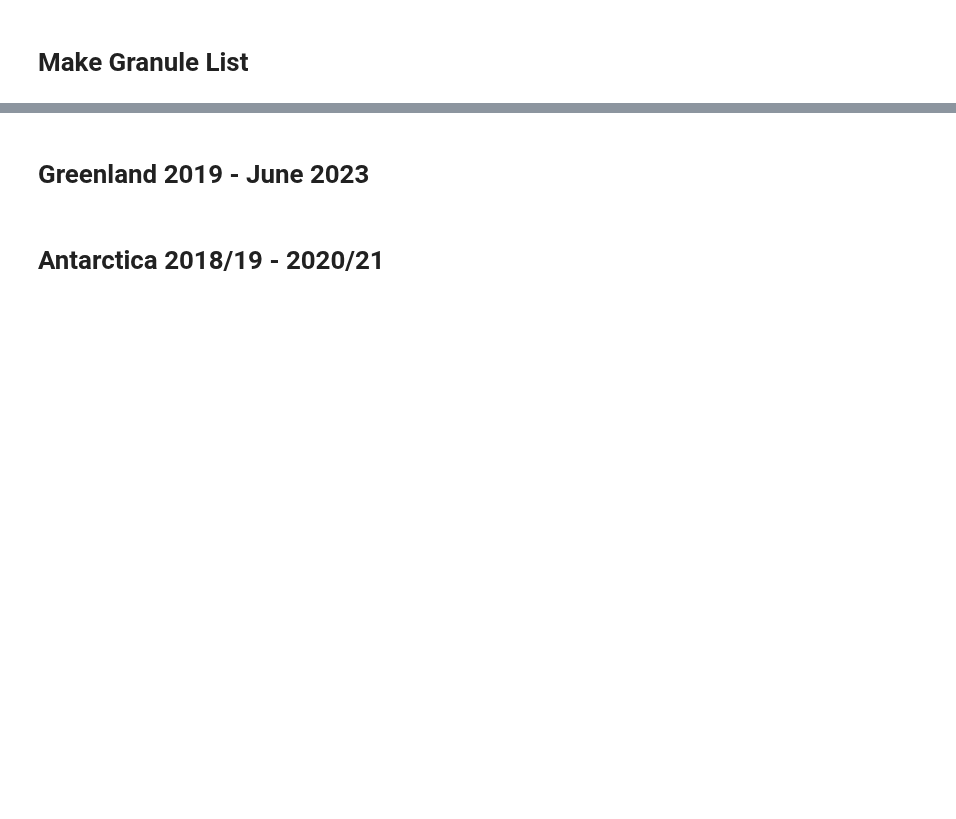
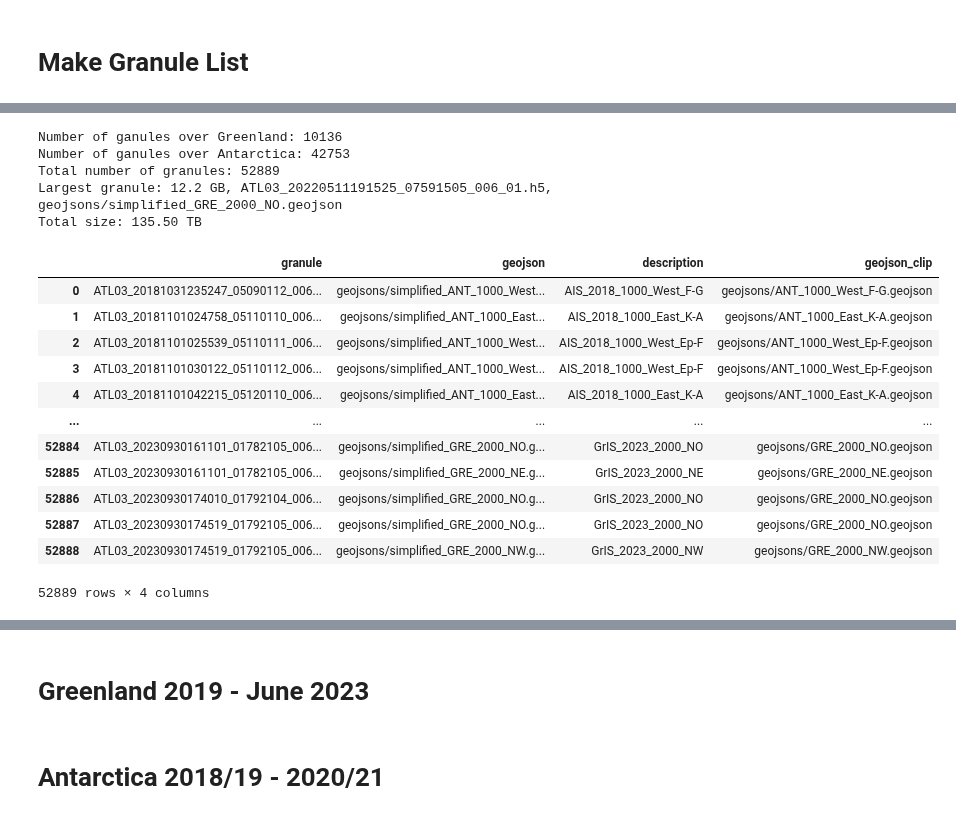
Before and after one commit to fliphilipp/GlacierLakeDetectionICESat2, a Jupyter notebook: make_granule_list.ipynb, the cells around one changed output, grey strips where cells are left out. Cells and saved outputs as stored; diff of their text form; code cells hidden in the pictures; blank space fills up the shorter version.

```diff
--- a/make_granule_list.ipynb
+++ b/make_granule_list.ipynb
@@ -42,0 +252,33 @@ Found 1 ATL03 version 006 granules over test_ross.geojson between 2022-01-04 and
+# %%
+filename_all = 'granule_lists/alldata_2018-2023.csv'
+df_everything = pd.concat((df_new, df_already_run)).drop_duplicates(ignore_index=True, subset=['granule_region_id']).sort_values(by='granule').reset_index(drop=True)
+print('Number of ganules over Greenland:', np.sum(df_everything.apply(lambda x: 'GrIS' in x.loc['description'], axis=1)))
+print('Number of ganules over Antarctica:', np.sum(df_everything.apply(lambda x: 'AIS' in x.loc['description'], axis=1)))
+print('Total number of granules:', len(df_everything))
+maxrow = df_everything.loc[np.argmax(df_everything.size_mb),:]
+print('Largest granule: %.1f GB, %s, %s' % (maxrow.size_mb/1000, maxrow.granule, maxrow.geojson))
+print('Total size: %.2f TB' % (np.sum(df_everything.size_mb)/1e6))
+
+df_everything.iloc[:,:5].to_csv(filename_all.replace('.csv', '_size.csv'), header=False, index=False)
+df_everything_nosize = df_everything.iloc[:,:4].copy()
+df_everything_nosize.to_csv(filename_all, header=False, index=False)
+df_everything_nosize
+# %% [output]
+Number of ganules over Greenland: 10136
+Number of ganules over Antarctica: 42753
+Total number of granules: 52889
+Largest granule: 12.2 GB, ATL03_20220511191525_07591505_006_01.h5, geojsons/simplified_GRE_2000_NO.geojson
+Total size: 135.50 TB
+|  | granule | geojson | description | geojson_clip |
+| 0 | ATL03_20181031235247_05090112_006... | geojsons/simplified_ANT_1000_West... | AIS_2018_1000_West_F-G | geojsons/ANT_1000_West_F-G.geojson |
+| 1 | ATL03_20181101024758_05110110_006... | geojsons/simplified_ANT_1000_East... | AIS_2018_1000_East_K-A | geojsons/ANT_1000_East_K-A.geojson |
+| 2 | ATL03_20181101025539_05110111_006... | geojsons/simplified_ANT_1000_West... | AIS_2018_1000_West_Ep-F | geojsons/ANT_1000_West_Ep-F.geojson |
+| 3 | ATL03_20181101030122_05110112_006... | geojsons/simplified_ANT_1000_West... | AIS_2018_1000_West_Ep-F | geojsons/ANT_1000_West_Ep-F.geojson |
+| 4 | ATL03_20181101042215_05120110_006... | geojsons/simplified_ANT_1000_East... | AIS_2018_1000_East_K-A | geojsons/ANT_1000_East_K-A.geojson |
+| ... | ... | ... | ... | ... |
+| 52884 | ATL03_20230930161101_01782105_006... | geojsons/simplified_GRE_2000_NO.g... | GrIS_2023_2000_NO | geojsons/GRE_2000_NO.geojson |
+| 52885 | ATL03_20230930161101_01782105_006... | geojsons/simplified_GRE_2000_NE.g... | GrIS_2023_2000_NE | geojsons/GRE_2000_NE.geojson |
+| 52886 | ATL03_20230930174010_01792104_006... | geojsons/simplified_GRE_2000_NO.g... | GrIS_2023_2000_NO | geojsons/GRE_2000_NO.geojson |
+| 52887 | ATL03_20230930174519_01792105_006... | geojsons/simplified_GRE_2000_NO.g... | GrIS_2023_2000_NO | geojsons/GRE_2000_NO.geojson |
+| 52888 | ATL03_20230930174519_01792105_006... | geojsons/simplified_GRE_2000_NW.g... | GrIS_2023_2000_NW | geojsons/GRE_2000_NW.geojson |
+52889 rows × 4 columns
```
Also changed, not shown: parts of 20 cells of this notebook, 20 other files.
